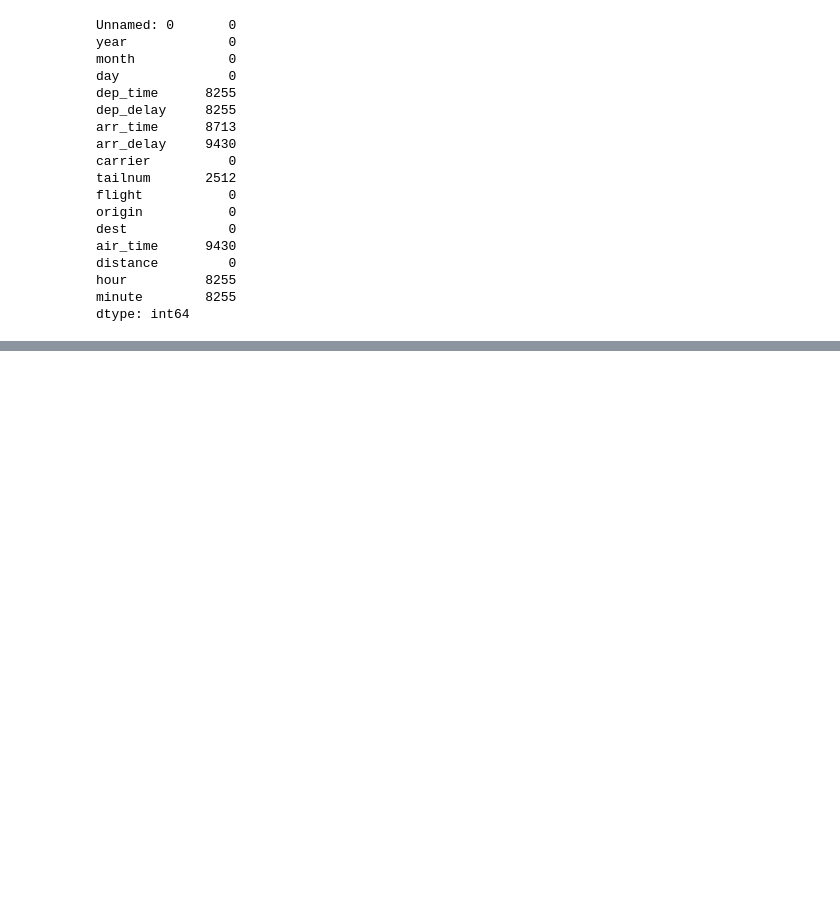
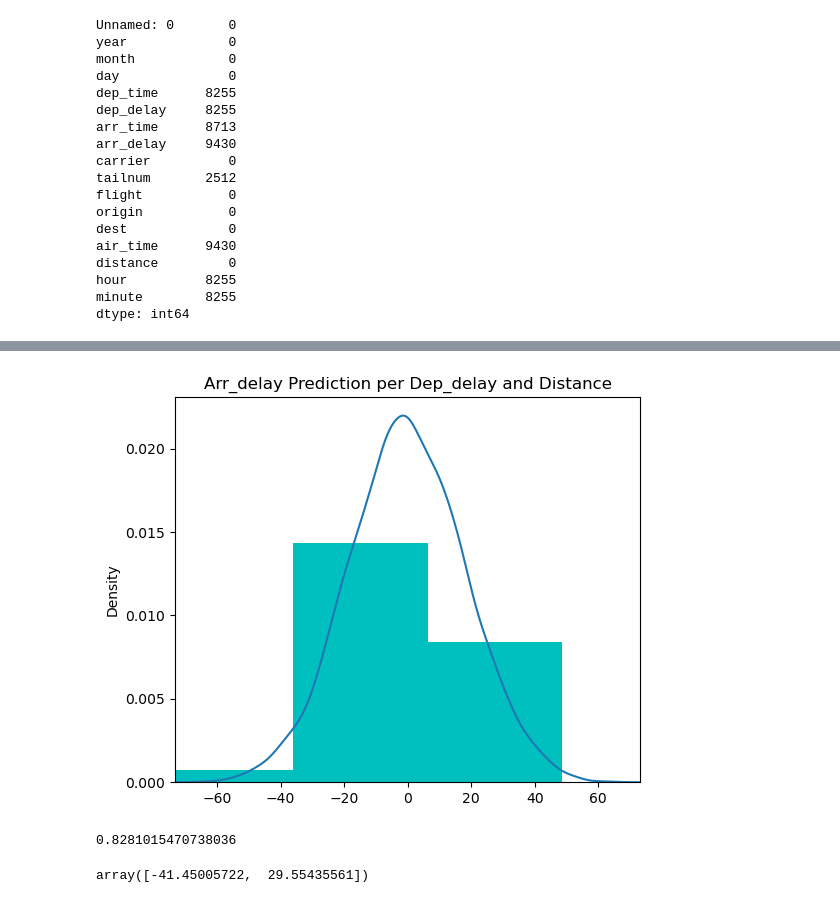
Before and after one commit to nguyenminhthuy/da-course-cybersoft, a Jupyter notebook: DA08_Wk8_NguyenMinhThuy.ipynb, the cells around one changed output, grey strips where cells are left out. Cells and saved outputs as stored; diff of their text form; code cells hidden in the pictures; blank space fills up the shorter version.

```diff
--- a/DA08_Wk8_NguyenMinhThuy.ipynb
+++ b/DA08_Wk8_NguyenMinhThuy.ipynb
@@ -74,0 +91,31 @@ ValueError: could not convert string to float: 'UA'
+# %%
+def plot_error(err, bins=10):
+    mean, std = np.mean(err), np.std(err)
+
+    plt.figure(figsize=[6,5])
+    plt.title("Arr_delay Prediction per Dep_delay and Distance")
+    plt.xlim([mean - 4*std,mean + 4*std]); #plt.ylim([0,60])
+    plt.hist(err, density=True, bins=bins, color='c')
+
+    #x = np.linspace(mean - 4*std, mean + 4*std,100)
+    #plt.plot(x, stats.norm.pdf(x, mean, std))
+
+    norm_dist = np.random.normal(mean, std, 10000)
+    #plt.hist(norm_dist, color='g', alpha=0.4, density=True, bins=50)
+    pd.Series(norm_dist).plot.kde()
+
+
+    plt.show()
+plot_error(err, bins=20)
+# %% [output]
+[figure, added]
+# %%
+from sklearn.metrics import r2_score
+r2_score(y_test, y_hat)
+# %% [output]
+0.8281015470738036
+# %%
+# CI 95%
+np.percentile(err, [2.5, 97.5])
+# %% [output]
+array([-41.45005722,  29.55435561])
```
Also changed, not shown: parts of 11 cells of this notebook, 1 other file.
